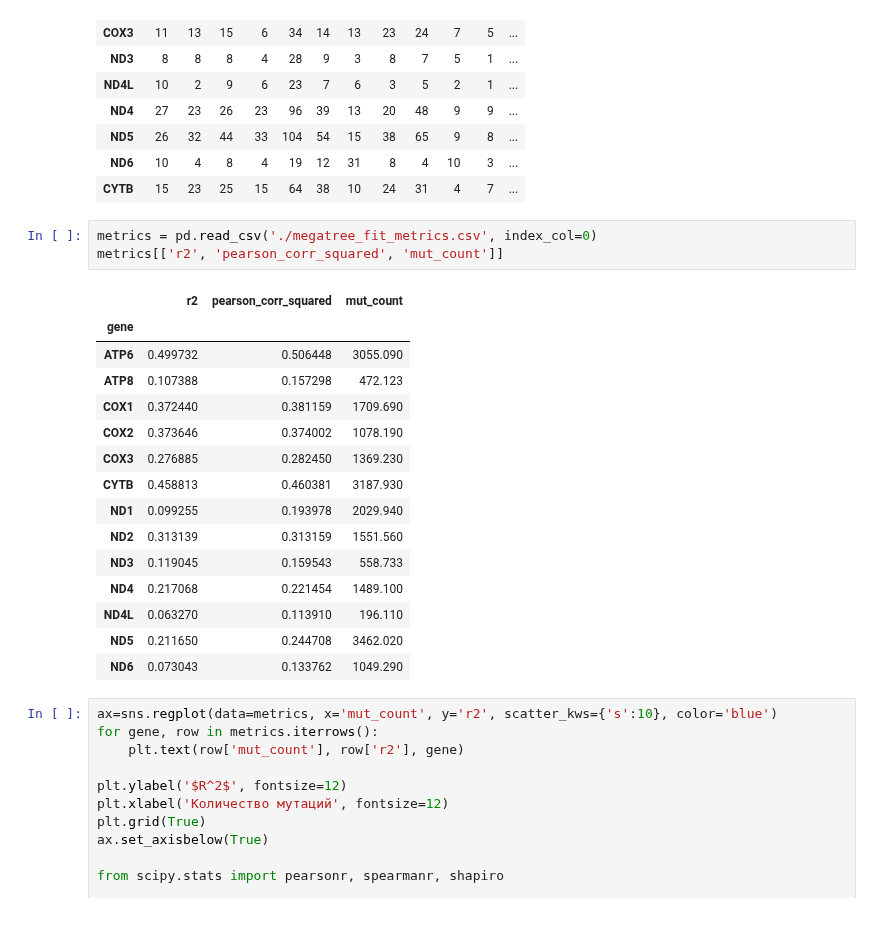
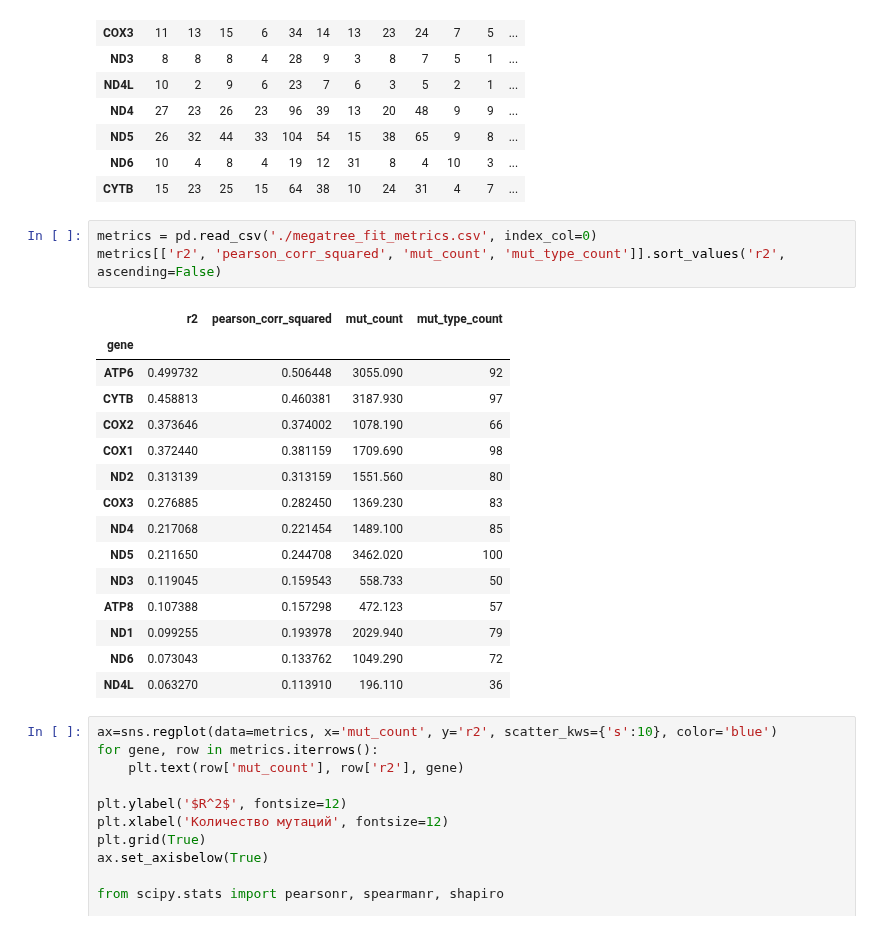
Before and after one commit to mitoclub/AminoAcidShift, a Jupyter notebook: human_germline.ipynb, the cells around one changed output. Saved outputs shown, nothing was run; the diff lists cells and outputs as text.

```diff
--- a/human_germline.ipynb
+++ b/human_germline.ipynb
@@ -298,23 +299,23 @@ pd.DataFrame(aa_freqs).T.fillna(0).astype(int).rename(columns=amino_acid_codes)
 | CYTB | 15 | 23 | 25 | 15 | 64 | 38 | 10 | 24 | 31 | 4 | 7 | ... |
 # %%
 metrics = pd.read_csv('./megatree_fit_metrics.csv', index_col=0)
-metrics[['r2', 'pearson_corr_squared', 'mut_count']]
+metrics[['r2', 'pearson_corr_squared', 'mut_count', 'mut_type_count']].sort_values('r2', ascending=False)
 # %% [output]
-|  | r2 | pearson_corr_squared | mut_count |
-| gene |  |  |  |
-| ATP6 | 0.499732 | 0.506448 | 3055.090 |
-| ATP8 | 0.107388 | 0.157298 | 472.123 |
-| COX1 | 0.372440 | 0.381159 | 1709.690 |
-| COX2 | 0.373646 | 0.374002 | 1078.190 |
-| COX3 | 0.276885 | 0.282450 | 1369.230 |
-| CYTB | 0.458813 | 0.460381 | 3187.930 |
-| ND1 | 0.099255 | 0.193978 | 2029.940 |
-| ND2 | 0.313139 | 0.313159 | 1551.560 |
-| ND3 | 0.119045 | 0.159543 | 558.733 |
-| ND4 | 0.217068 | 0.221454 | 1489.100 |
-| ND4L | 0.063270 | 0.113910 | 196.110 |
-| ND5 | 0.211650 | 0.244708 | 3462.020 |
-| ND6 | 0.073043 | 0.133762 | 1049.290 |
+|  | r2 | pearson_corr_squared | mut_count | mut_type_count |
+| gene |  |  |  |  |
+| ATP6 | 0.499732 | 0.506448 | 3055.090 | 92 |
+| CYTB | 0.458813 | 0.460381 | 3187.930 | 97 |
+| COX2 | 0.373646 | 0.374002 | 1078.190 | 66 |
+| COX1 | 0.372440 | 0.381159 | 1709.690 | 98 |
+| ND2 | 0.313139 | 0.313159 | 1551.560 | 80 |
+| COX3 | 0.276885 | 0.282450 | 1369.230 | 83 |
+| ND4 | 0.217068 | 0.221454 | 1489.100 | 85 |
+| ND5 | 0.211650 | 0.244708 | 3462.020 | 100 |
+| ND3 | 0.119045 | 0.159543 | 558.733 | 50 |
+| ATP8 | 0.107388 | 0.157298 | 472.123 | 57 |
+| ND1 | 0.099255 | 0.193978 | 2029.940 | 79 |
+| ND6 | 0.073043 | 0.133762 | 1049.290 | 72 |
+| ND4L | 0.063270 | 0.113910 | 196.110 | 36 |
 # %%
 ax=sns.regplot(data=metrics, x='mut_count', y='r2', scatter_kws={'s':10}, color='blue')
 for gene, row in metrics.iterrows():
```
Also changed, not shown: parts of 7 cells of this notebook.
